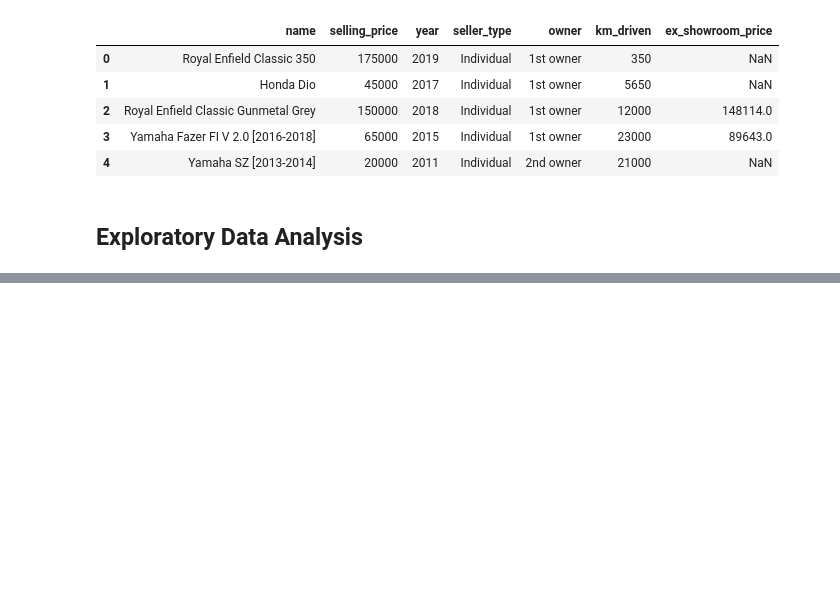
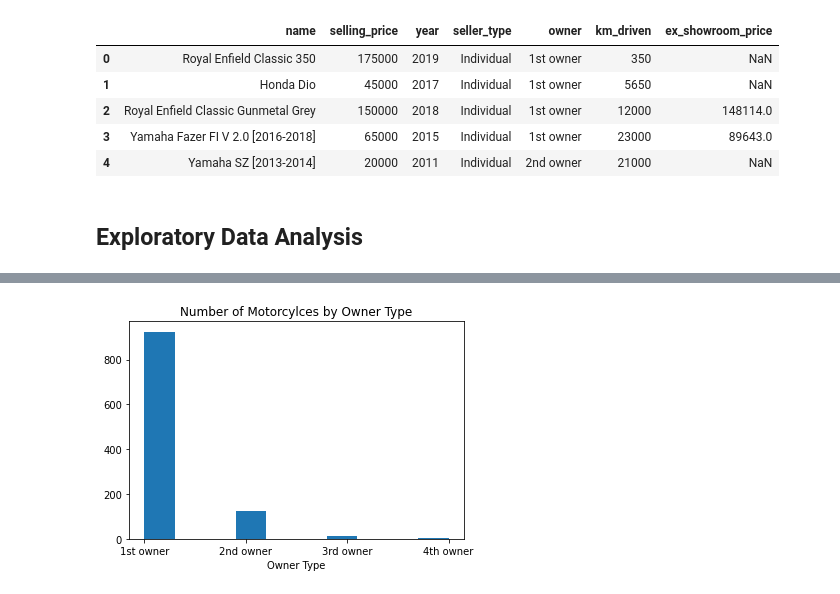
Before and after one commit to xaviergenelin/Motorcycle-Sale-Analysis, a Jupyter notebook: motorcycleAnalysis.ipynb, the cells around one changed output, grey strips where cells are left out. Cells and saved outputs as stored; diff of their text form; code cells hidden in the pictures; blank space fills up the shorter version.

```diff
--- a/motorcycleAnalysis.ipynb
+++ b/motorcycleAnalysis.ipynb
@@ -23,0 +51,8 @@ Text explaining this section
+# %%
+plt.hist(df['owner'])
+plt.title('Number of Motorcylces by Owner Type')
+plt.xlabel('Owner Type')
+plt.show()
+plt.close()
+# %% [output]
+[figure, added]
```
Also changed, not shown: parts of 19 cells of this notebook.
